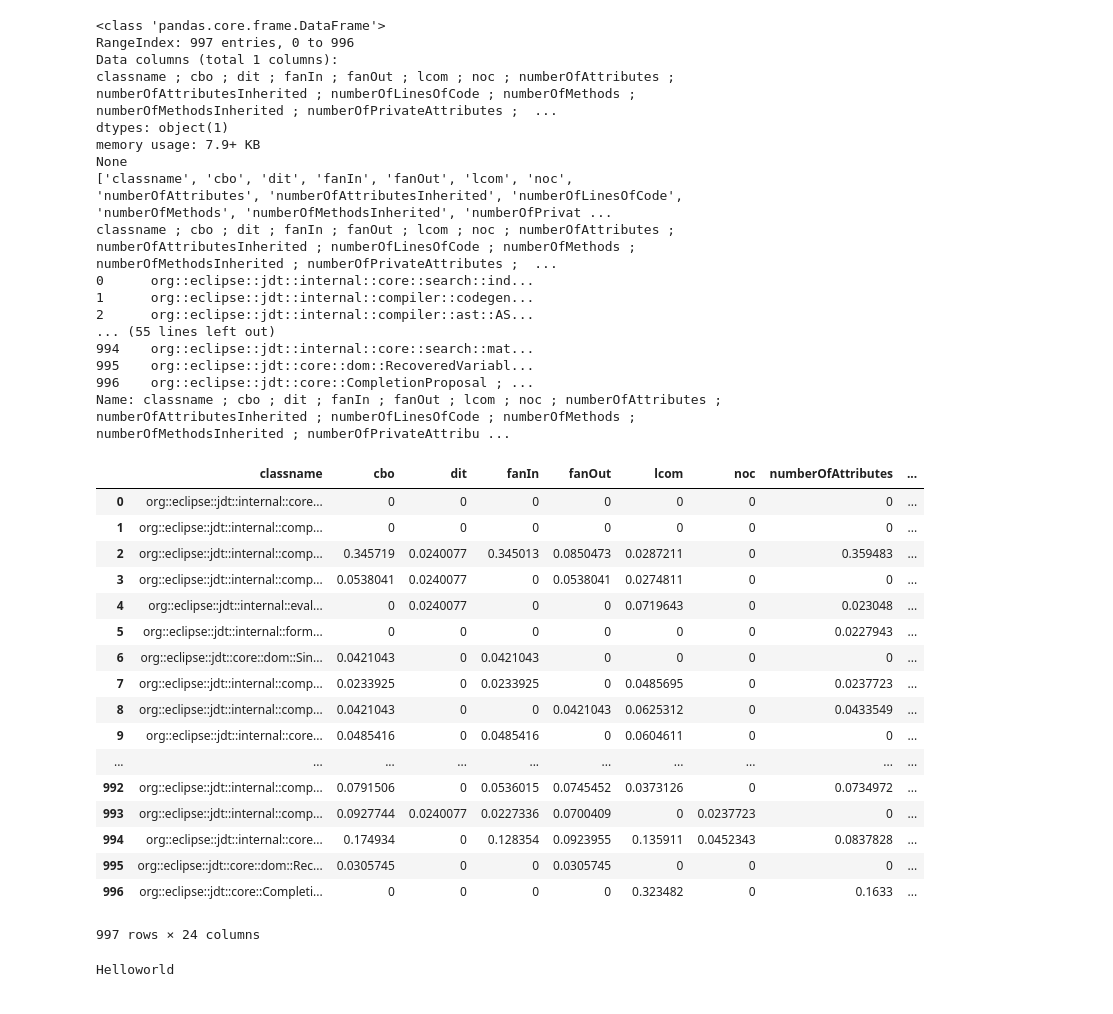
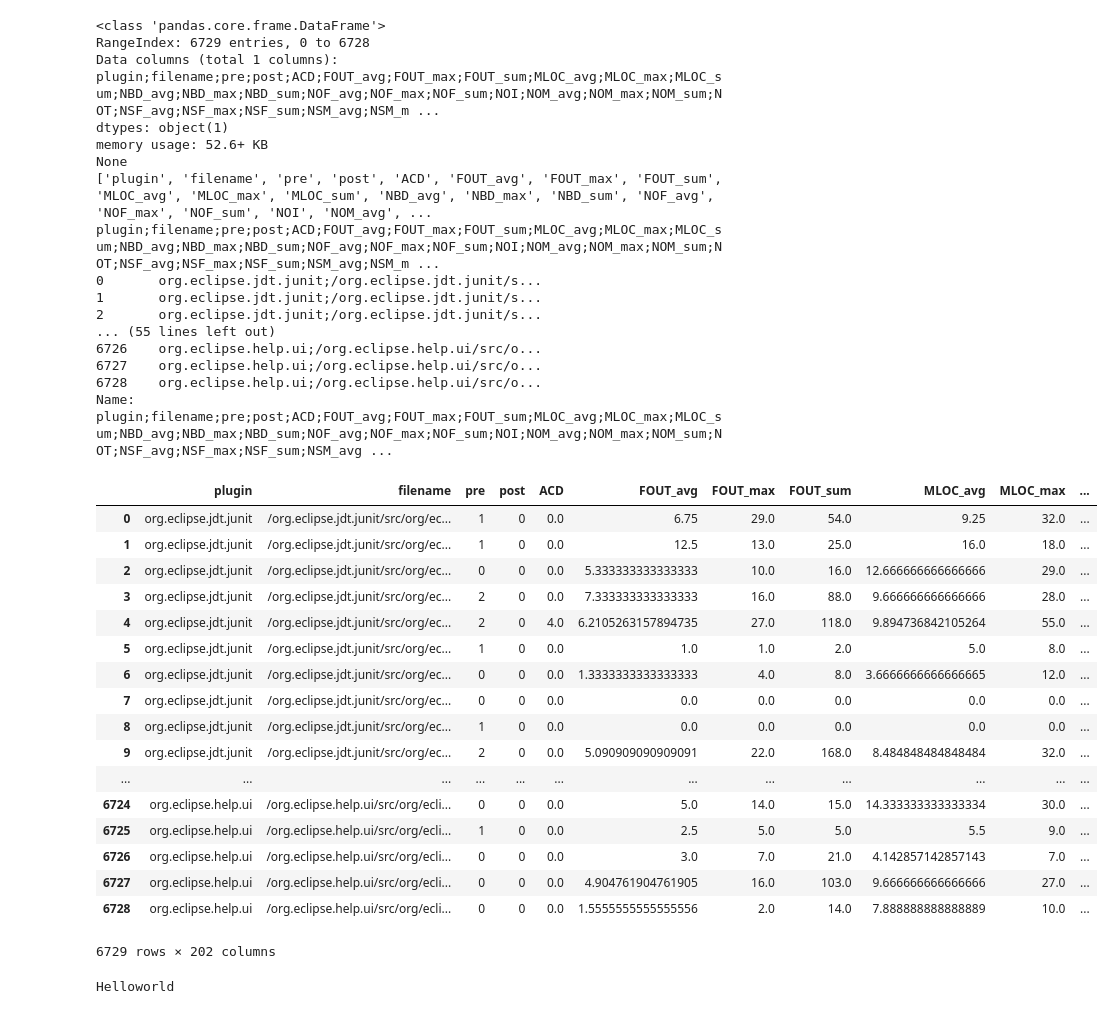
Before and after one commit to 5700mlse/MLSE, a Jupyter notebook: dataPeprocessing.ipynb, the cells around one changed output. Drawn from its saved outputs; the diff is of its cells as text; code cells hidden in the pictures.

```diff
--- a/dataPeprocessing.ipynb
+++ b/dataPeprocessing.ipynb
@@ -1,64 +1,64 @@
 # %%
 import pandas as pd
-matrix_path = 'AlltheMatrix/churn/'
-filename = "log-churn.csv"
+matrix_path = 'AlltheMatrix/promise-2_0a-files-csv/'
+filename = "eclipse-metrics-files-2.0.csv"
 def load_one_version_method_matrix(matrix_version):
     csv_path = matrix_path+'/'+ matrix_version
     return pd.read_csv(csv_path)
 change_metrics = load_one_version_method_matrix(filename)
 print(change_metrics.info())
 
 type(change_metrics)
 columnlist = change_metrics.columns.values[0].replace('\'','')
 columnlist  = columnlist.replace(': ','')
 columnlist = columnlist.replace(' ','')
 columnlist = columnlist.split(";")
 print(columnlist)
 
 Name = change_metrics.columns.values[0]
 print(Name)
 
 print(change_metrics[Name])
 
 change_metrics= pd.DataFrame(change_metrics[Name].str.split(';',0).tolist(),columns = columnlist)
 change_metrics.to_csv(matrix_path+"/modified_"+filename)
 change_metrics
 # %% [output]
 <class 'pandas.core.frame.DataFrame'>
-RangeIndex: 997 entries, 0 to 996
+RangeIndex: 6729 entries, 0 to 6728
 Data columns (total 1 columns):
-classname ; cbo ; dit ; fanIn ; fanOut ; lcom ; noc ; numberOfAttributes ; numberOfAttributesInherited ; numberOfLinesOfCode ; numberOfMethods ; numberOfMethodsInherited ; numberOfPrivateAttributes ;  ...
+plugin;filename;pre;post;ACD;FOUT_avg;FOUT_max;FOUT_sum;MLOC_avg;MLOC_max;MLOC_sum;NBD_avg;NBD_max;NBD_sum;NOF_avg;NOF_max;NOF_sum;NOI;NOM_avg;NOM_max;NOM_sum;NOT;NSF_avg;NSF_max;NSF_sum;NSM_avg;NSM_m ...
 dtypes: object(1)
-memory usage: 7.9+ KB
+memory usage: 52.6+ KB
 None
-['classname', 'cbo', 'dit', 'fanIn', 'fanOut', 'lcom', 'noc', 'numberOfAttributes', 'numberOfAttributesInherited', 'numberOfLinesOfCode', 'numberOfMethods', 'numberOfMethodsInherited', 'numberOfPrivat ...
-classname ; cbo ; dit ; fanIn ; fanOut ; lcom ; noc ; numberOfAttributes ; numberOfAttributesInherited ; numberOfLinesOfCode ; numberOfMethods ; numberOfMethodsInherited ; numberOfPrivateAttributes ;  ...
-0      org::eclipse::jdt::internal::core::search::ind...
-1      org::eclipse::jdt::internal::compiler::codegen...
-2      org::eclipse::jdt::internal::compiler::ast::AS...
+['plugin', 'filename', 'pre', 'post', 'ACD', 'FOUT_avg', 'FOUT_max', 'FOUT_sum', 'MLOC_avg', 'MLOC_max', 'MLOC_sum', 'NBD_avg', 'NBD_max', 'NBD_sum', 'NOF_avg', 'NOF_max', 'NOF_sum', 'NOI', 'NOM_avg', ...
+plugin;filename;pre;post;ACD;FOUT_avg;FOUT_max;FOUT_sum;MLOC_avg;MLOC_max;MLOC_sum;NBD_avg;NBD_max;NBD_sum;NOF_avg;NOF_max;NOF_sum;NOI;NOM_avg;NOM_max;NOM_sum;NOT;NSF_avg;NSF_max;NSF_sum;NSM_avg;NSM_m ...
+0       org.eclipse.jdt.junit;/org.eclipse.jdt.junit/s...
+1       org.eclipse.jdt.junit;/org.eclipse.jdt.junit/s...
+2       org.eclipse.jdt.junit;/org.eclipse.jdt.junit/s...
 ... (55 lines left out)
-994    org::eclipse::jdt::internal::core::search::mat...
-995    org::eclipse::jdt::core::dom::RecoveredVariabl...
-996    org::eclipse::jdt::core::CompletionProposal ; ...
-Name: classname ; cbo ; dit ; fanIn ; fanOut ; lcom ; noc ; numberOfAttributes ; numberOfAttributesInherited ; numberOfLinesOfCode ; numberOfMethods ; numberOfMethodsInherited ; numberOfPrivateAttribu ...
+6726    org.eclipse.help.ui;/org.eclipse.help.ui/src/o...
+6727    org.eclipse.help.ui;/org.eclipse.help.ui/src/o...
+6728    org.eclipse.help.ui;/org.eclipse.help.ui/src/o...
+Name: plugin;filename;pre;post;ACD;FOUT_avg;FOUT_max;FOUT_sum;MLOC_avg;MLOC_max;MLOC_sum;NBD_avg;NBD_max;NBD_sum;NOF_avg;NOF_max;NOF_sum;NOI;NOM_avg;NOM_max;NOM_sum;NOT;NSF_avg;NSF_max;NSF_sum;NSM_avg ...
-|  | classname | cbo | dit | fanIn | fanOut | lcom | noc | numberOfAttributes | ... |
-| 0 | org::eclipse::jdt::internal::core... | 0 | 0 | 0 | 0 | 0 | 0 | 0 | ... |
-| 1 | org::eclipse::jdt::internal::comp... | 0 | 0 | 0 | 0 | 0 | 0 | 0 | ... |
-| 2 | org::eclipse::jdt::internal::comp... | 0.345719 | 0.0240077 | 0.345013 | 0.0850473 | 0.0287211 | 0 | 0.359483 | ... |
-| 3 | org::eclipse::jdt::internal::comp... | 0.0538041 | 0.0240077 | 0 | 0.0538041 | 0.0274811 | 0 | 0 | ... |
-| 4 | org::eclipse::jdt::internal::eval... | 0 | 0.0240077 | 0 | 0 | 0.0719643 | 0 | 0.023048 | ... |
-| 5 | org::eclipse::jdt::internal::form... | 0 | 0 | 0 | 0 | 0 | 0 | 0.0227943 | ... |
-| 6 | org::eclipse::jdt::core::dom::Sin... | 0.0421043 | 0 | 0.0421043 | 0 | 0 | 0 | 0 | ... |
-| 7 | org::eclipse::jdt::internal::comp... | 0.0233925 | 0 | 0.0233925 | 0 | 0.0485695 | 0 | 0.0237723 | ... |
-| 8 | org::eclipse::jdt::internal::comp... | 0.0421043 | 0 | 0 | 0.0421043 | 0.0625312 | 0 | 0.0433549 | ... |
-| 9 | org::eclipse::jdt::internal::core... | 0.0485416 | 0 | 0.0485416 | 0 | 0.0604611 | 0 | 0 | ... |
-| ... | ... | ... | ... | ... | ... | ... | ... | ... | ... |
-| 992 | org::eclipse::jdt::internal::comp... | 0.0791506 | 0 | 0.0536015 | 0.0745452 | 0.0373126 | 0 | 0.0734972 | ... |
-| 993 | org::eclipse::jdt::internal::comp... | 0.0927744 | 0.0240077 | 0.0227336 | 0.0700409 | 0 | 0.0237723 | 0 | ... |
-| 994 | org::eclipse::jdt::internal::core... | 0.174934 | 0 | 0.128354 | 0.0923955 | 0.135911 | 0.0452343 | 0.0837828 | ... |
-| 995 | org::eclipse::jdt::core::dom::Rec... | 0.0305745 | 0 | 0 | 0.0305745 | 0 | 0 | 0 | ... |
-| 996 | org::eclipse::jdt::core::Completi... | 0 | 0 | 0 | 0 | 0.323482 | 0 | 0.1633 | ... |
+|  | plugin | filename | pre | post | ACD | FOUT_avg | FOUT_max | FOUT_sum | MLOC_avg | MLOC_max | ... |
+| 0 | org.eclipse.jdt.junit | /org.eclipse.jdt.junit/src/org/ec... | 1 | 0 | 0.0 | 6.75 | 29.0 | 54.0 | 9.25 | 32.0 | ... |
+| 1 | org.eclipse.jdt.junit | /org.eclipse.jdt.junit/src/org/ec... | 1 | 0 | 0.0 | 12.5 | 13.0 | 25.0 | 16.0 | 18.0 | ... |
+| 2 | org.eclipse.jdt.junit | /org.eclipse.jdt.junit/src/org/ec... | 0 | 0 | 0.0 | 5.333333333333333 | 10.0 | 16.0 | 12.666666666666666 | 29.0 | ... |
+| 3 | org.eclipse.jdt.junit | /org.eclipse.jdt.junit/src/org/ec... | 2 | 0 | 0.0 | 7.333333333333333 | 16.0 | 88.0 | 9.666666666666666 | 28.0 | ... |
+| 4 | org.eclipse.jdt.junit | /org.eclipse.jdt.junit/src/org/ec... | 2 | 0 | 4.0 | 6.2105263157894735 | 27.0 | 118.0 | 9.894736842105264 | 55.0 | ... |
+| 5 | org.eclipse.jdt.junit | /org.eclipse.jdt.junit/src/org/ec... | 1 | 0 | 0.0 | 1.0 | 1.0 | 2.0 | 5.0 | 8.0 | ... |
+| 6 | org.eclipse.jdt.junit | /org.eclipse.jdt.junit/src/org/ec... | 0 | 0 | 0.0 | 1.3333333333333333 | 4.0 | 8.0 | 3.6666666666666665 | 12.0 | ... |
+| 7 | org.eclipse.jdt.junit | /org.eclipse.jdt.junit/src/org/ec... | 0 | 0 | 0.0 | 0.0 | 0.0 | 0.0 | 0.0 | 0.0 | ... |
+| 8 | org.eclipse.jdt.junit | /org.eclipse.jdt.junit/src/org/ec... | 1 | 0 | 0.0 | 0.0 | 0.0 | 0.0 | 0.0 | 0.0 | ... |
+| 9 | org.eclipse.jdt.junit | /org.eclipse.jdt.junit/src/org/ec... | 2 | 0 | 0.0 | 5.090909090909091 | 22.0 | 168.0 | 8.484848484848484 | 32.0 | ... |
+| ... | ... | ... | ... | ... | ... | ... | ... | ... | ... | ... | ... |
+| 6724 | org.eclipse.help.ui | /org.eclipse.help.ui/src/org/ecli... | 0 | 0 | 0.0 | 5.0 | 14.0 | 15.0 | 14.333333333333334 | 30.0 | ... |
+| 6725 | org.eclipse.help.ui | /org.eclipse.help.ui/src/org/ecli... | 1 | 0 | 0.0 | 2.5 | 5.0 | 5.0 | 5.5 | 9.0 | ... |
+| 6726 | org.eclipse.help.ui | /org.eclipse.help.ui/src/org/ecli... | 0 | 0 | 0.0 | 3.0 | 7.0 | 21.0 | 4.142857142857143 | 7.0 | ... |
+| 6727 | org.eclipse.help.ui | /org.eclipse.help.ui/src/org/ecli... | 0 | 0 | 0.0 | 4.904761904761905 | 16.0 | 103.0 | 9.666666666666666 | 27.0 | ... |
+| 6728 | org.eclipse.help.ui | /org.eclipse.help.ui/src/org/ecli... | 0 | 0 | 0.0 | 1.5555555555555556 | 2.0 | 14.0 | 7.888888888888889 | 10.0 | ... |
-997 rows × 24 columns
+6729 rows × 202 columns
 # %%
 print('Helloworld')
 # %% [output]
```
Also changed, not shown: 17 other files.
